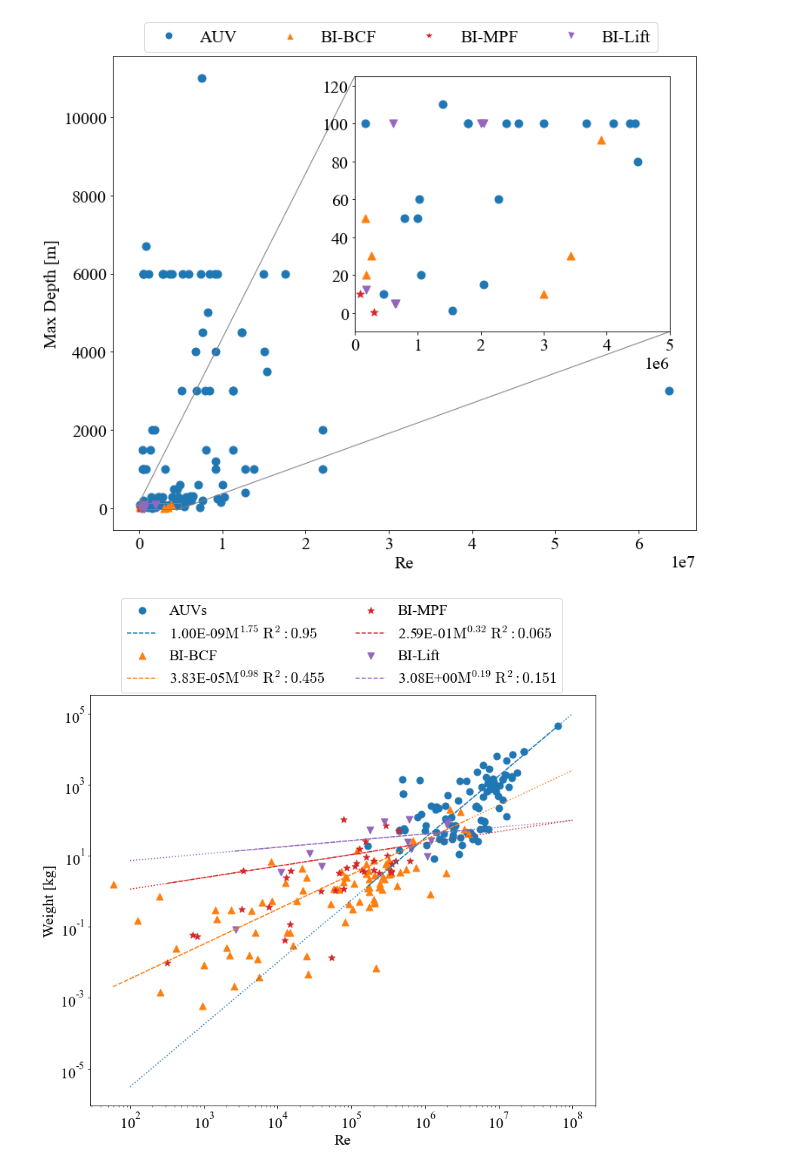
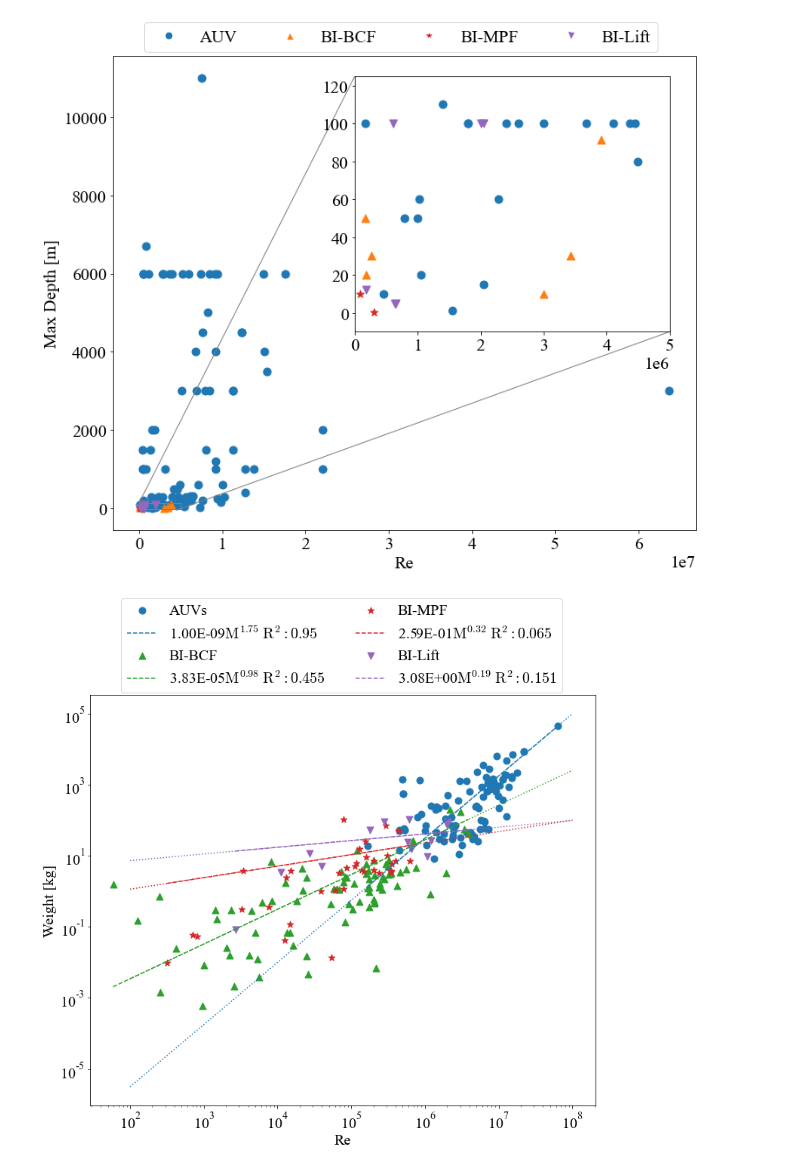
Before and after one commit to michaelcoe/Cost-of-Transport-Estimation, a Jupyter notebook: database_performance_plots.ipynb, the cells around one changed output. Drawn from its saved outputs; the diff is of its cells as text; code cells hidden in the pictures.

```diff
--- a/database_performance_plots.ipynb
+++ b/database_performance_plots.ipynb
@@ -229,11 +228,11 @@ pars['p_exponent'].set(value=0.5, min=.001, max=2.0)
 fit = model.fit(bcf_mass['Weight [kg]'].values, pars, x=bcf_mass['Re'].values)
 r_squared = calc_rsquared(bcf_mass['Re'].values, bcf_mass['Weight [kg]'].values, fit.params['p_amplitude'].value, fit.params['p_exponent'].value)
 
-ax3.scatter(bcf_mass['Re'].values, bcf_mass['Weight [kg]'].values, marker='^', color='tab:orange', label='BI-BCF')
-ax3.plot(bcf_mass['Re'], fit.params['p_amplitude'].value*bcf_mass['Re'].values**fit.params['p_exponent'].value, linestyle='--', color='tab:orange',
+ax3.scatter(bcf_mass['Re'].values, bcf_mass['Weight [kg]'].values, marker='^', color='tab:green', label='BI-BCF')
+ax3.plot(bcf_mass['Re'], fit.params['p_amplitude'].value*bcf_mass['Re'].values**fit.params['p_exponent'].value, linestyle='--', color='tab:green',
         label='{:.2E}'.format(fit.params['p_amplitude'].value) + '$\mathrm{M^{' + str(np.round(fit.params['p_exponent'].value,2)) + '}\;R^2: '
         + str(np.round(r_squared, 3)) + '}$')
-ax3.plot(dx, fit.params['p_amplitude'].value*dx**fit.params['p_exponent'].value, linestyle=':', color='tab:orange')
+ax3.plot(dx, fit.params['p_amplitude'].value*dx**fit.params['p_exponent'].value, linestyle=':', color='tab:green')
 
 #------------- MPF -----------------------------------
 pars = model.guess(mpf_mass['Weight [kg]'].values, x=mpf_mass['Re'].values)
@@ -242,31 +241,31 @@ pars['p_exponent'].set(value=0.5, min=0.1, max=2.0)
 fit = model.fit(mpf_mass['Weight [kg]'].values, pars, x=mpf_mass['Re'].values)
 r_squared = calc_rsquared(mpf_mass['Re'].values, mpf_mass['Weight [kg]'].values, fit.params['p_amplitude'].value, fit.params['p_exponent'].value)
 
 ax3.scatter(mpf_mass['Re'].values, mpf_mass['Weight [kg]'].values, marker='*', color='tab:red', label='BI-MPF')
 ax3.plot(mpf_mass['Re'], fit.params['p_amplitude'].value*mpf_mass['Re'].values**fit.params['p_exponent'].value, linestyle='--', color='tab:red',
         label='{:.2E}'.format(fit.params['p_amplitude'].value) + '$\mathrm{M^{' + str(np.round(fit.params['p_exponent'].value,2)) + '}\;R^2: '
         + str(np.round(r_squared, 3)) + '}$')
 ax3.plot(dx, fit.params['p_amplitude'].value*dx**fit.params['p_exponent'].value, linestyle=':', color='tab:red')
 
 #------------- Lift -----------------------------------
 pars = model.guess(lift_mass['Weight [kg]'].values, x=lift_mass['Re'].values)
 pars['p_amplitude'].set(value=6, min=1e-9, max=10)
 pars['p_exponent'].set(value=0.5, min=.001, max=2.0)
 fit = model.fit(lift_mass['Weight [kg]'].values, pars, x=lift_mass['Re'].values)
 r_squared = calc_rsquared(lift_mass['Re'].values, lift_mass['Weight [kg]'].values, fit.params['p_amplitude'].value, fit.params['p_exponent'].value)
 
 ax3.scatter(lift_mass['Re'].values, lift_mass['Weight [kg]'].values, marker='v', color='tab:purple', label='BI-Lift')
 ax3.plot(lift_mass['Re'], fit.params['p_amplitude'].value*lift_mass['Re'].values**fit.params['p_exponent'].value, linestyle='--', color='tab:purple',
         label='{:.2E}'.format(fit.params['p_amplitude'].value) + '$\mathrm{M^{' + str(np.round(fit.params['p_exponent'].value,2)) + '}\;R^2: '
         + str(np.round(r_squared, 3)) + '}$')
 ax3.plot(dx, fit.params['p_amplitude'].value*dx**fit.params['p_exponent'].value, linestyle=':', color='tab:purple')
 
 ax3.set_xlabel('Re')
 ax3.set_ylabel('Weight [kg]')
 ax3.set_yscale('log')
 ax3.set_xscale('log')
 ax3.legend(ncol=2, loc=1, bbox_to_anchor=(0.95, 1.255))
 
 fig3.savefig('Weight_Re.pdf', facecolor='w', dpi=300, bbox_inches='tight')
 # %% [output]
-[figure, old version]
+[figure, new version]
```
Also changed, not shown: parts of 3 cells of this notebook, 18 other files.
